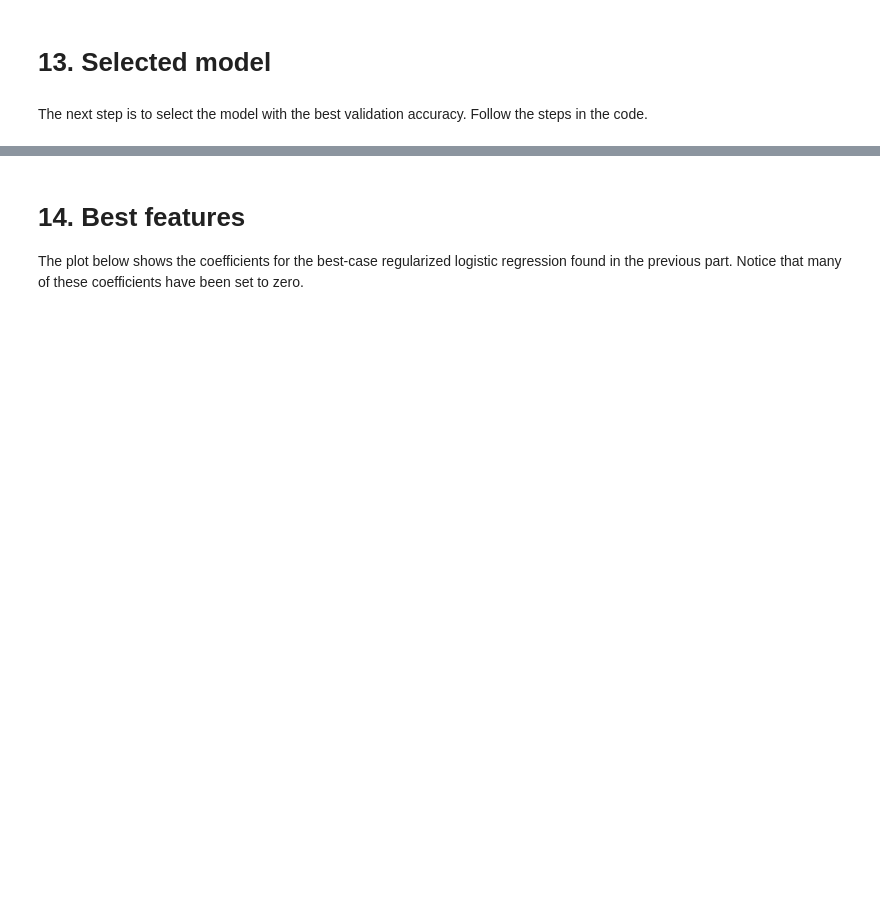
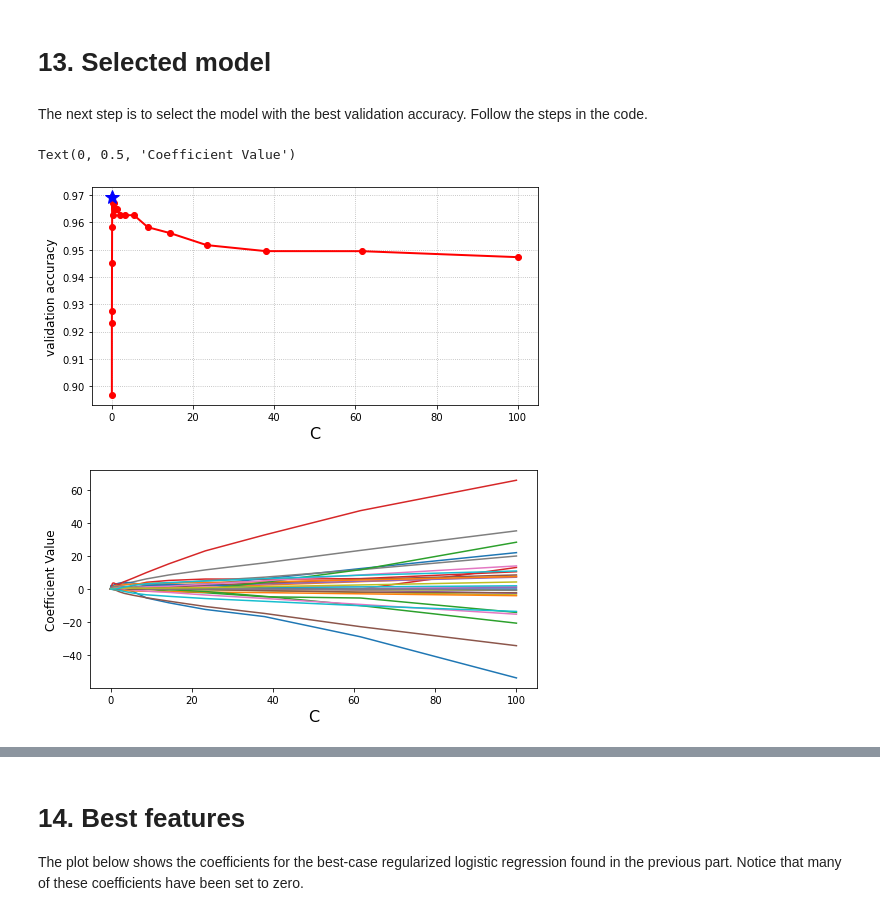
Before and after one commit to miguelml99/Statistics-and-Data-Science-23, a Jupyter notebook: lab5.ipynb, the cells around one changed output, grey strips where cells are left out. Cells and saved outputs as stored; diff of their text form; code cells hidden in the pictures; blank space fills up the shorter version.

```diff
--- a/lab5.ipynb
+++ b/lab5.ipynb
@@ -411,8 +471,9 @@ for c in range(len(C)):
 
     print(c)
 
-    model = ...
-    model.fit(...,...)
+    model = Pipeline([('scaler', StandardScaler()),
+                          ('logreg', LogisticRegression(random_state=rng_seed, C=C[c], penalty='l1', solver='liblinear')) ])
+    model.fit(Xtrain,ytrain)
 
     models.append(model)
 
@@ -426,21 +510,31 @@ grader.check("q12")
 The next step is to select the model with the best validation accuracy. Follow the steps in the code.
 # %%
 # 1. Set `cstar` to the index of the best performing regularization value
-cstar = ...
+cstar = np.argmax(acc)
 
 # 2. Set `acc_star` to the corresponding accuracy value
-acc_star = ...
+acc_star = acc[cstar]
 
 # The next bit of code extracts the coefficients of the logistic regression for each of the 20 values of `C`.
 # This is stored in `theta` , which is a (20,30) array. (30 is the number of features)
 theta = np.vstack([model.named_steps['logreg'].coef_[0,:] for model in models])
 
 # 3. Plot the validation accuracy as a function of `C`, just as we plotted it as a function of `p` in part 11.
 fig1 = plt.figure(figsize=(8,4))
-...
+plt.plot(C,acc,'o-',color='r',label='forward',linewidth=2)
+plt.plot(C[cstar],acc_star,'*',color='b',markersize=14)
+plt.grid(linestyle=':')
+plt.xlabel('C',fontsize=16)
+plt.ylabel('validation accuracy',fontsize=12)
 
 # 4. In a single plot, plot the 30 coefficients as a fucntion of `C`.
 fig2 = plt.figure(figsize=(8,4))
-...
+plt.plot(C, theta)
+plt.xlabel('C',fontsize=16)
+plt.ylabel('Coefficient Value',fontsize=12)
+# %% [output]
+Text(0, 0.5, 'Coefficient Value')
+[figure, added]
+[figure, added]
 # %%
 grader.check("q13")
```
Also changed, not shown: parts of 30 cells of this notebook.
